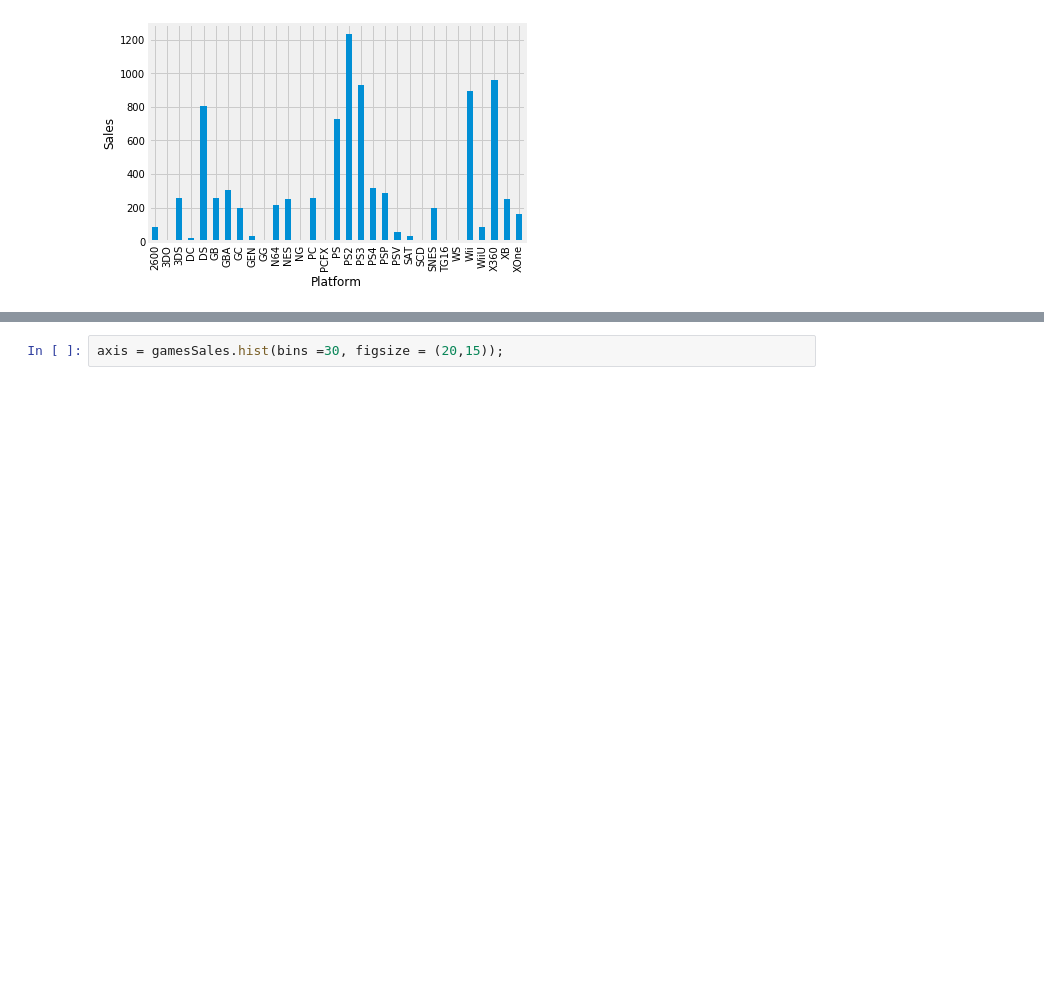
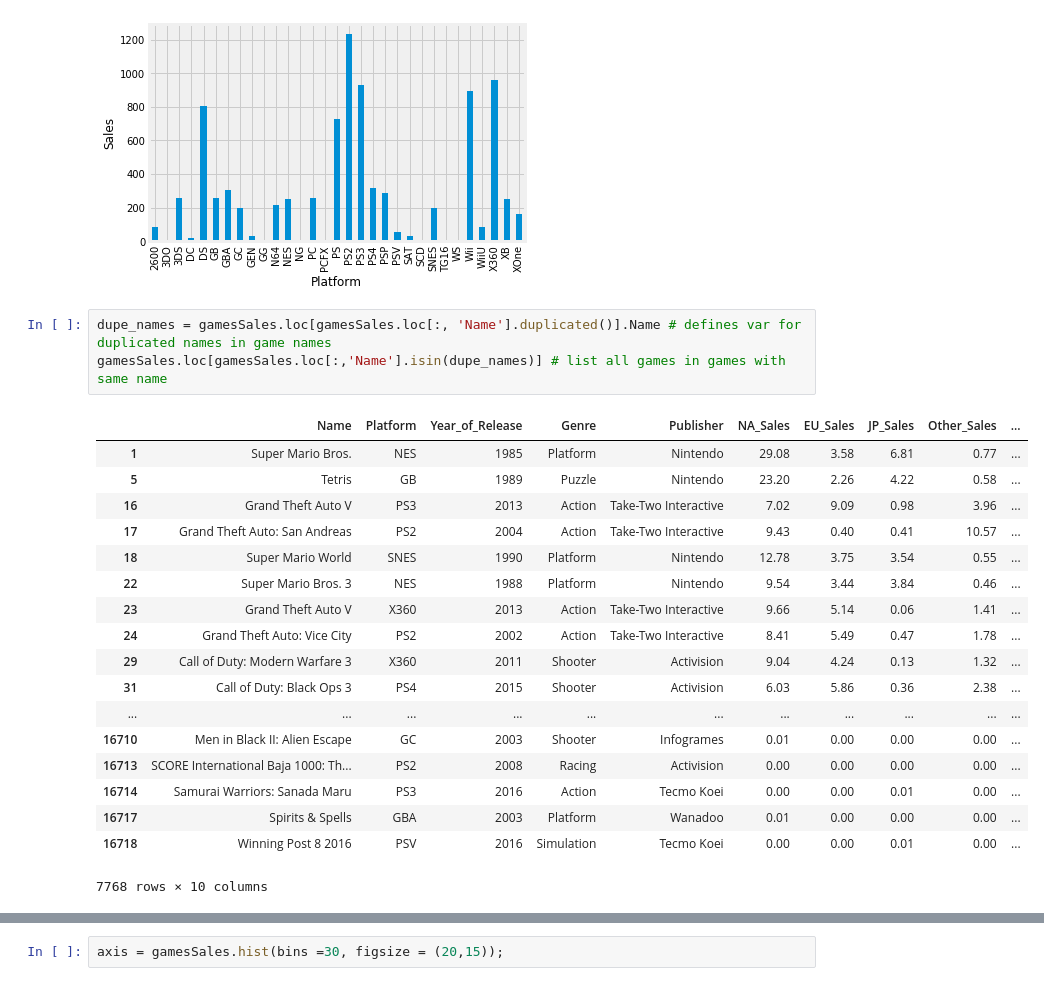
Before and after one commit to rejohnsonjr/Springboard_DS_Track, a Jupyter notebook: Games_Sales.ipynb, the cells around one changed output, grey strips where cells are left out. Saved outputs shown, nothing was run; the diff lists cells and outputs as text; blank space fills up the shorter version.

```diff
--- a/Games_Sales.ipynb
+++ b/Games_Sales.ipynb
@@ -107,3 +108,25 @@ plt.ylabel("Sales")
 gamesSales.groupby('Platform')['Global_Sales'].sum().plot(kind='bar');
 # %% [output]
 [figure]
+# %%
+dupe_names = gamesSales.loc[gamesSales.loc[:, 'Name'].duplicated()].Name # defines var for duplicated names in game names
+gamesSales.loc[gamesSales.loc[:,'Name'].isin(dupe_names)] # list all games in games with same name
+# %% [output]
+|  | Name | Platform | Year_of_Release | Genre | Publisher | NA_Sales | EU_Sales | JP_Sales | Other_Sales | ... |
+| 1 | Super Mario Bros. | NES | 1985 | Platform | Nintendo | 29.08 | 3.58 | 6.81 | 0.77 | ... |
+| 5 | Tetris | GB | 1989 | Puzzle | Nintendo | 23.20 | 2.26 | 4.22 | 0.58 | ... |
+| 16 | Grand Theft Auto V | PS3 | 2013 | Action | Take-Two Interactive | 7.02 | 9.09 | 0.98 | 3.96 | ... |
+| 17 | Grand Theft Auto: San Andreas | PS2 | 2004 | Action | Take-Two Interactive | 9.43 | 0.40 | 0.41 | 10.57 | ... |
+| 18 | Super Mario World | SNES | 1990 | Platform | Nintendo | 12.78 | 3.75 | 3.54 | 0.55 | ... |
+| 22 | Super Mario Bros. 3 | NES | 1988 | Platform | Nintendo | 9.54 | 3.44 | 3.84 | 0.46 | ... |
+| 23 | Grand Theft Auto V | X360 | 2013 | Action | Take-Two Interactive | 9.66 | 5.14 | 0.06 | 1.41 | ... |
+| 24 | Grand Theft Auto: Vice City | PS2 | 2002 | Action | Take-Two Interactive | 8.41 | 5.49 | 0.47 | 1.78 | ... |
+| 29 | Call of Duty: Modern Warfare 3 | X360 | 2011 | Shooter | Activision | 9.04 | 4.24 | 0.13 | 1.32 | ... |
+| 31 | Call of Duty: Black Ops 3 | PS4 | 2015 | Shooter | Activision | 6.03 | 5.86 | 0.36 | 2.38 | ... |
+| ... | ... | ... | ... | ... | ... | ... | ... | ... | ... | ... |
+| 16710 | Men in Black II: Alien Escape | GC | 2003 | Shooter | Infogrames | 0.01 | 0.00 | 0.00 | 0.00 | ... |
+| 16713 | SCORE International Baja 1000: Th... | PS2 | 2008 | Racing | Activision | 0.00 | 0.00 | 0.00 | 0.00 | ... |
+| 16714 | Samurai Warriors: Sanada Maru | PS3 | 2016 | Action | Tecmo Koei | 0.00 | 0.00 | 0.01 | 0.00 | ... |
+| 16717 | Spirits & Spells | GBA | 2003 | Platform | Wanadoo | 0.01 | 0.00 | 0.00 | 0.00 | ... |
+| 16718 | Winning Post 8 2016 | PSV | 2016 | Simulation | Tecmo Koei | 0.00 | 0.00 | 0.01 | 0.00 | ... |
+7768 rows × 10 columns
```
Also changed, not shown: parts of 7 cells of this notebook.
